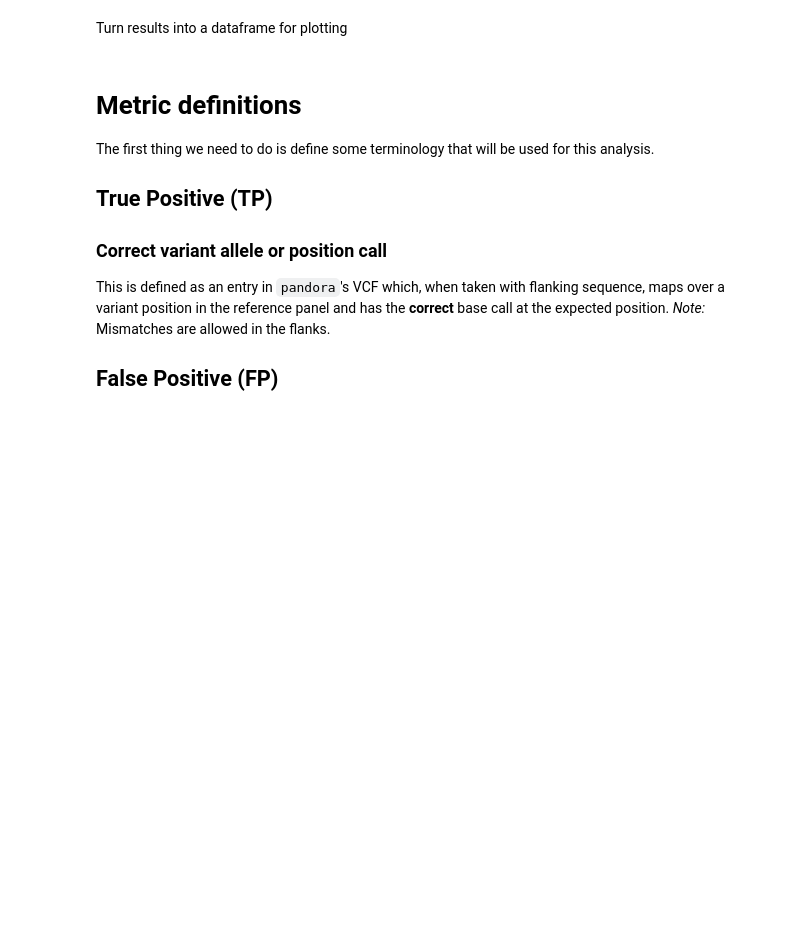
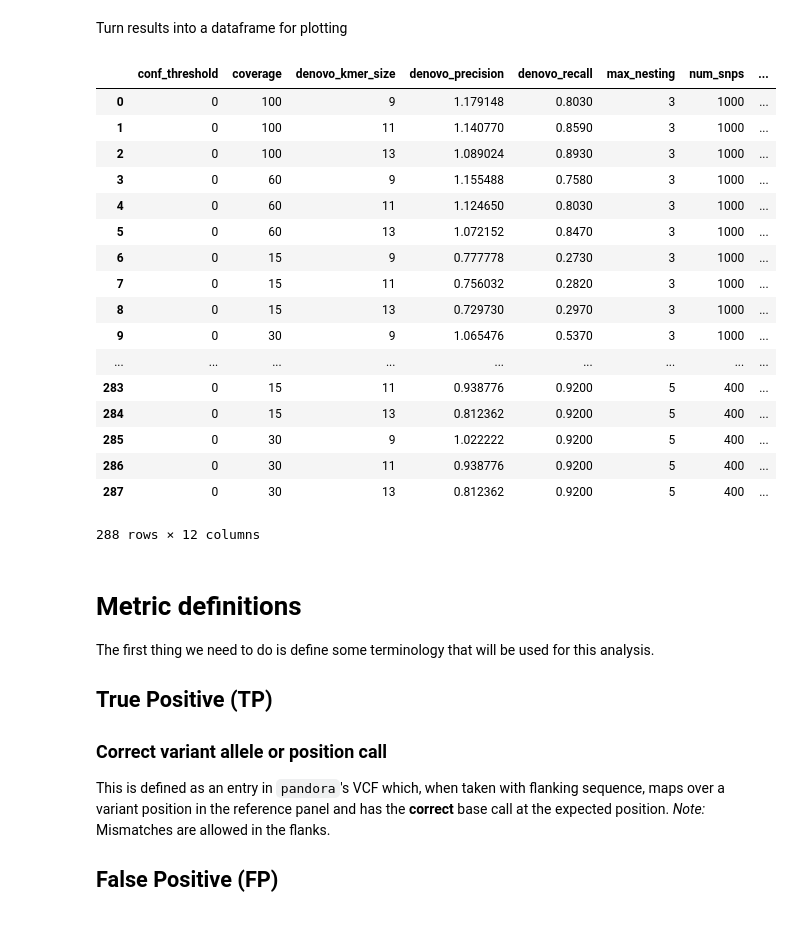
Before and after one commit to mbhall88/pandora_simulations, a Jupyter notebook: scripts/results.ipynb, the cells around one changed output. Cells and saved outputs as stored; diff of their text form; code cells hidden in the pictures; blank space fills up the shorter version.

Commit message:
results from changing pandora vcf evaluation

```diff
--- a/scripts/results.ipynb
+++ b/scripts/results.ipynb
@@ -21,6 +21,27 @@ Turn results into a dataframe for plotting
 # %%
 results_dicts = [r.as_dict() for r in results]
 results_df = pd.DataFrame(results_dicts)
+# %%
+results_df
+# %% [output]
+|  | conf_threshold | coverage | denovo_kmer_size | denovo_precision | denovo_recall | max_nesting | num_snps | ... |
+| 0 | 0 | 100 | 9 | 1.179148 | 0.8030 | 3 | 1000 | ... |
+| 1 | 0 | 100 | 11 | 1.140770 | 0.8590 | 3 | 1000 | ... |
+| 2 | 0 | 100 | 13 | 1.089024 | 0.8930 | 3 | 1000 | ... |
+| 3 | 0 | 60 | 9 | 1.155488 | 0.7580 | 3 | 1000 | ... |
+| 4 | 0 | 60 | 11 | 1.124650 | 0.8030 | 3 | 1000 | ... |
+| 5 | 0 | 60 | 13 | 1.072152 | 0.8470 | 3 | 1000 | ... |
+| 6 | 0 | 15 | 9 | 0.777778 | 0.2730 | 3 | 1000 | ... |
+| 7 | 0 | 15 | 11 | 0.756032 | 0.2820 | 3 | 1000 | ... |
+| 8 | 0 | 15 | 13 | 0.729730 | 0.2970 | 3 | 1000 | ... |
+| 9 | 0 | 30 | 9 | 1.065476 | 0.5370 | 3 | 1000 | ... |
+| ... | ... | ... | ... | ... | ... | ... | ... | ... |
+| 283 | 0 | 15 | 11 | 0.938776 | 0.9200 | 5 | 400 | ... |
+| 284 | 0 | 15 | 13 | 0.812362 | 0.9200 | 5 | 400 | ... |
+| 285 | 0 | 30 | 9 | 1.022222 | 0.9200 | 5 | 400 | ... |
+| 286 | 0 | 30 | 11 | 0.938776 | 0.9200 | 5 | 400 | ... |
+| 287 | 0 | 30 | 13 | 0.812362 | 0.9200 | 5 | 400 | ... |
+288 rows × 12 columns
 # %% [markdown]
 # Metric definitions
 The first thing we need to do is define some terminology that will be used for this analysis.
```
Also changed, not shown: parts of 31 cells of this notebook, 2 other files.
